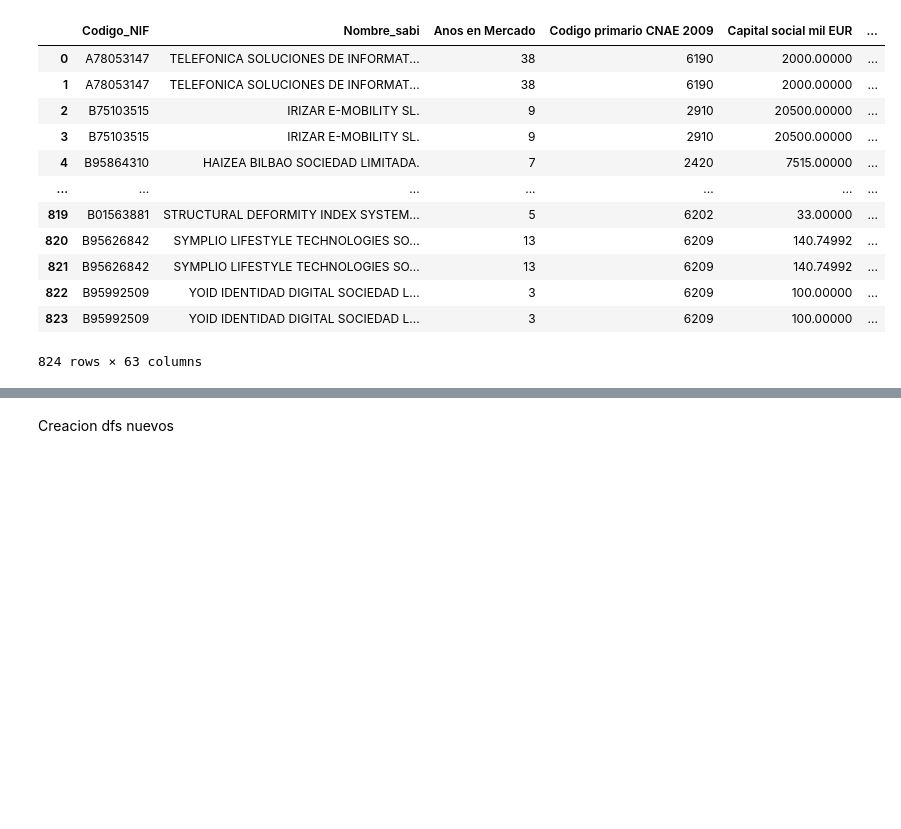
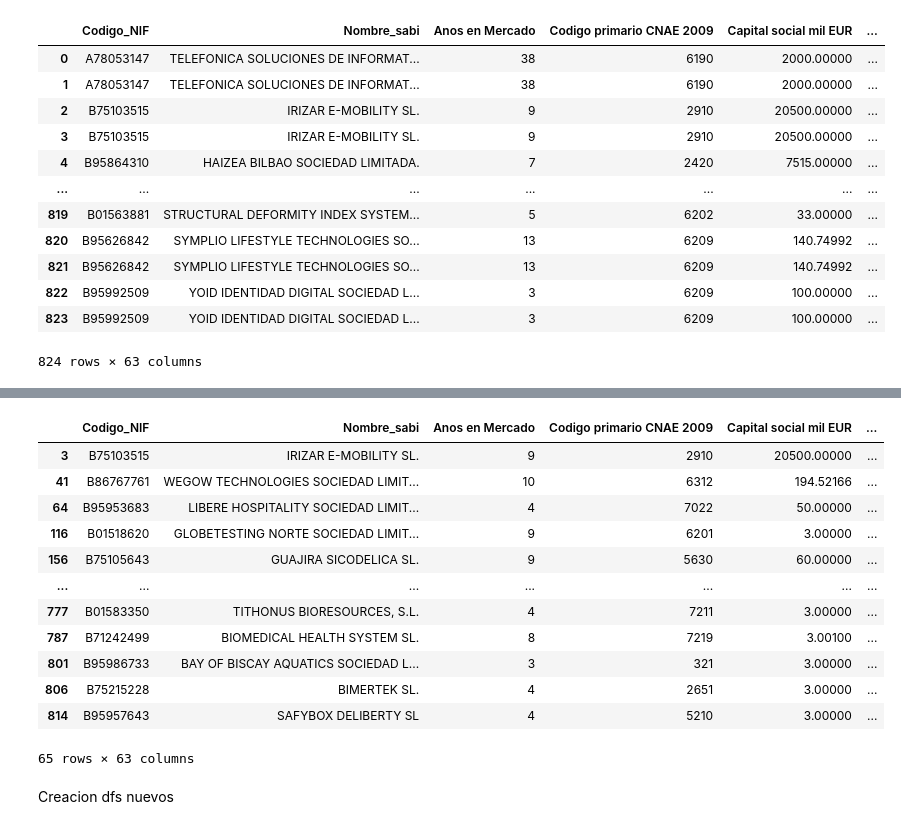
Before and after one commit to unaimleal/spri_reto_07_morado, a Jupyter notebook: preprocesamiento.ipynb, the cells around one changed output, grey strips where cells are left out. Cells and saved outputs as stored; diff of their text form; code cells hidden in the pictures; blank space fills up the shorter version.

```diff
--- a/preprocesamiento.ipynb
+++ b/preprocesamiento.ipynb
@@ -846,3 +843,19 @@ variables_outliers= []
+# %%
+df[df['Fondos propios mil EUR']<0]
+# %% [output]
+|  | Codigo_NIF | Nombre_sabi | Anos en Mercado | Codigo primario CNAE 2009 | Capital social mil EUR | ... |
+| 3 | B75103515 | IRIZAR E-MOBILITY SL. | 9 | 2910 | 20500.00000 | ... |
+| 41 | B86767761 | WEGOW TECHNOLOGIES SOCIEDAD LIMIT... | 10 | 6312 | 194.52166 | ... |
+| 64 | B95953683 | LIBERE HOSPITALITY SOCIEDAD LIMIT... | 4 | 7022 | 50.00000 | ... |
+| 116 | B01518620 | GLOBETESTING NORTE SOCIEDAD LIMIT... | 9 | 6201 | 3.00000 | ... |
+| 156 | B75105643 | GUAJIRA SICODELICA SL. | 9 | 5630 | 60.00000 | ... |
+| ... | ... | ... | ... | ... | ... | ... |
+| 777 | B01583350 | TITHONUS BIORESOURCES, S.L. | 4 | 7211 | 3.00000 | ... |
+| 787 | B71242499 | BIOMEDICAL HEALTH SYSTEM SL. | 8 | 7219 | 3.00100 | ... |
+| 801 | B95986733 | BAY OF BISCAY AQUATICS SOCIEDAD L... | 3 | 321 | 3.00000 | ... |
+| 806 | B75215228 | BIMERTEK SL. | 4 | 2651 | 3.00000 | ... |
+| 814 | B95957643 | SAFYBOX DELIBERTY SL | 4 | 5210 | 3.00000 | ... |
+65 rows × 63 columns
 # %%
 df=df.applymap(lambda x: 99999 if x== np.inf else x)
 df=df.applymap(lambda x: -99999 if x== -np.inf else x)
```
Also changed, not shown: parts of 14 cells of this notebook.
